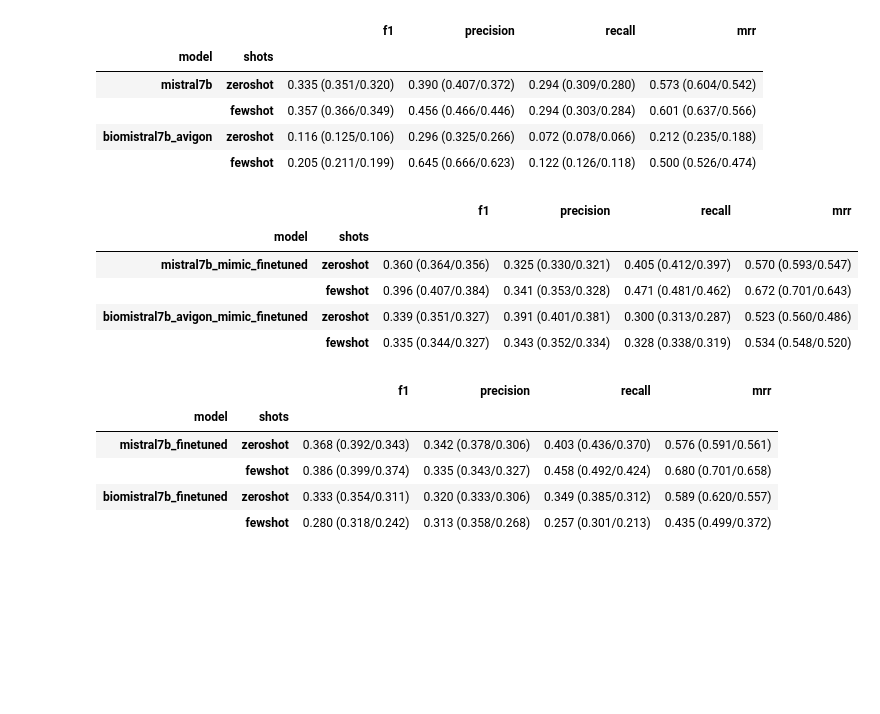
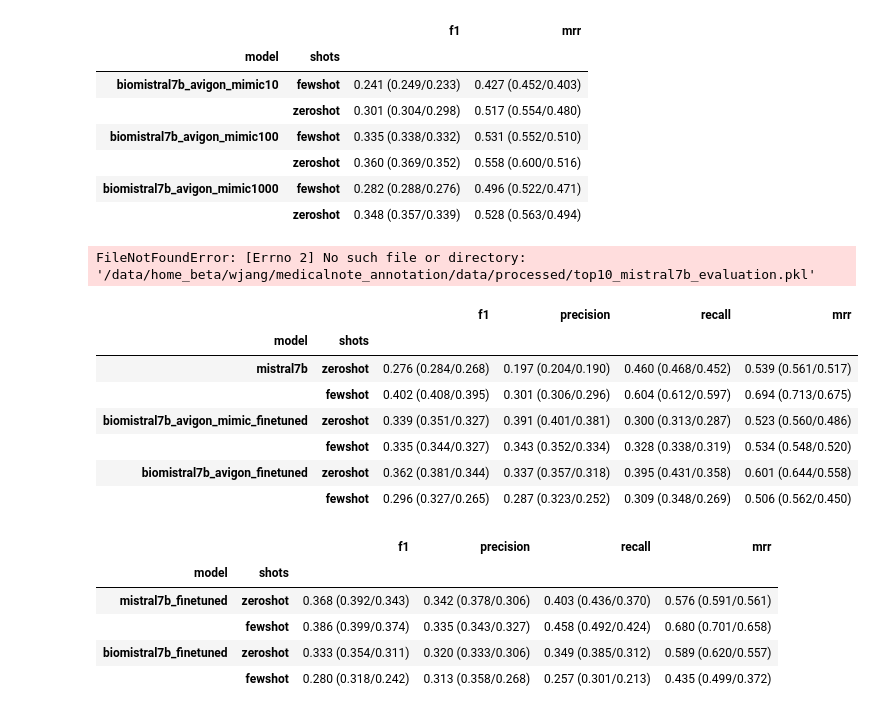
Before and after one commit to memy85/2024_medicalnote_annotation, a Jupyter notebook: notes/cv_evaluation.ipynb, the cells around one changed output. Cells and saved outputs as stored; diff of their text form; code cells hidden in the pictures; blank space fills up the shorter version.

Commit message:
last codes after wrtiting the final results

```diff
--- a/notes/cv_evaluation.ipynb
+++ b/notes/cv_evaluation.ipynb
@@ -27,12 +39,28 @@ def print_results(df) :
 # %%
-def show_results(topn, model_names : list) :
-    eval_results = []
-    for model_name in model_names :
-        eval_results.append(load_data(f"{topn}_{model_name}_zeroshot_evaluation.pkl"))
-        eval_results.append(load_data(f"{topn}_{model_name}_fewshot_evaluation.pkl"))
-    results = []
-    for evaluation in eval_results :
-        for record in evaluation :
-            results.append(record)
-    myResults = pd.DataFrame(results)
-    return print_results(myResults)
+def show_results(topn, model_names : list, baseline=True) :
+    if baseline :
+        eval_results = []
+        for model_name in model_names :
+            eval_results.append(load_data(f"{topn}_{model_name}_evaluation.pkl"))
+            eval_results.append(load_data(f"{topn}_{model_name}_evaluation.pkl"))
+        results = []
+        for evaluation in eval_results :
+            for record in evaluation :
+                results.append(record)
+        myResults = pd.DataFrame(results)
+
+        df = print_results(myResults)
+        return df
+    else :
+        eval_results = []
+        for model_name in model_names :
+            eval_results.append(load_data(f"{topn}_{model_name}_zeroshot_evaluation.pkl"))
+            eval_results.append(load_data(f"{topn}_{model_name}_fewshot_evaluation.pkl"))
+        results = []
+        for evaluation in eval_results :
+            for record in evaluation :
+                results.append(record)
+        myResults = pd.DataFrame(results)
+
+        df = print_results(myResults,baseline=False)
+        return df
@@ -48,23 +143,32 @@ show_results("top3", ["mistral7b", "biomistral7b_avigon"])
+# %%
+r = show_results("top10", ["biomistral7b_avigon_mimic10", "biomistral7b_avigon_mimic100", "biomistral7b_avigon_mimic1000"], baseline=False)
+r[['f1','mrr']].sort_index()
+# %% [output]
+|  |  | f1 | mrr |
+| model | shots |  |  |
+| biomistral7b_avigon_mimic10 | fewshot | 0.241 (0.249/0.233) | 0.427 (0.452/0.403) |
+|  | zeroshot | 0.301 (0.304/0.298) | 0.517 (0.554/0.480) |
+| biomistral7b_avigon_mimic100 | fewshot | 0.335 (0.338/0.332) | 0.531 (0.552/0.510) |
+|  | zeroshot | 0.360 (0.369/0.352) | 0.558 (0.600/0.516) |
+| biomistral7b_avigon_mimic1000 | fewshot | 0.282 (0.288/0.276) | 0.496 (0.522/0.471) |
+|  | zeroshot | 0.348 (0.357/0.339) | 0.528 (0.563/0.494) |
 # %%
 # top 5
-show_results("top5", ["mistral7b", "biomistral7b_avigon"])
+show_results("top10", ["mistral7b", "biomistral7b_avigon"])
 # %% [output]
-|  |  | f1 | precision | recall | mrr |
-| model | shots |  |  |  |  |
-| mistral7b | zeroshot | 0.335 (0.351/0.320) | 0.390 (0.407/0.372) | 0.294 (0.309/0.280) | 0.573 (0.604/0.542) |
-|  | fewshot | 0.357 (0.366/0.349) | 0.456 (0.466/0.446) | 0.294 (0.303/0.284) | 0.601 (0.637/0.566) |
-| biomistral7b_avigon | zeroshot | 0.116 (0.125/0.106) | 0.296 (0.325/0.266) | 0.072 (0.078/0.066) | 0.212 (0.235/0.188) |
-|  | fewshot | 0.205 (0.211/0.199) | 0.645 (0.666/0.623) | 0.122 (0.126/0.118) | 0.500 (0.526/0.474) |
+FileNotFoundError: [Errno 2] No such file or directory: '/data/home_beta/wjang/medicalnote_annotation/data/processed/top10_mistral7b_evaluation.pkl'
 # %%
 # top 10
-show_results("top10", ["mistral7b_mimic", "biomistral7b_mimic"])
+show_results("top10", ["mistral7b", "biomistral7b_avigon_finetuned"])
 # %% [output]
 |  |  | f1 | precision | recall | mrr |
 | model | shots |  |  |  |  |
-| mistral7b_mimic_finetuned | zeroshot | 0.360 (0.364/0.356) | 0.325 (0.330/0.321) | 0.405 (0.412/0.397) | 0.570 (0.593/0.547) |
-|  | fewshot | 0.396 (0.407/0.384) | 0.341 (0.353/0.328) | 0.471 (0.481/0.462) | 0.672 (0.701/0.643) |
+| mistral7b | zeroshot | 0.276 (0.284/0.268) | 0.197 (0.204/0.190) | 0.460 (0.468/0.452) | 0.539 (0.561/0.517) |
+|  | fewshot | 0.402 (0.408/0.395) | 0.301 (0.306/0.296) | 0.604 (0.612/0.597) | 0.694 (0.713/0.675) |
 | biomistral7b_avigon_mimic_finetuned | zeroshot | 0.339 (0.351/0.327) | 0.391 (0.401/0.381) | 0.300 (0.313/0.287) | 0.523 (0.560/0.486) |
 |  | fewshot | 0.335 (0.344/0.327) | 0.343 (0.352/0.334) | 0.328 (0.338/0.319) | 0.534 (0.548/0.520) |
+| biomistral7b_avigon_finetuned | zeroshot | 0.362 (0.381/0.344) | 0.337 (0.357/0.318) | 0.395 (0.431/0.358) | 0.601 (0.644/0.558) |
+|  | fewshot | 0.296 (0.327/0.265) | 0.287 (0.323/0.252) | 0.309 (0.348/0.269) | 0.506 (0.562/0.450) |
 # %%
 # top10
 
```
Also changed, not shown: parts of 10 cells of this notebook, 21 other files.
